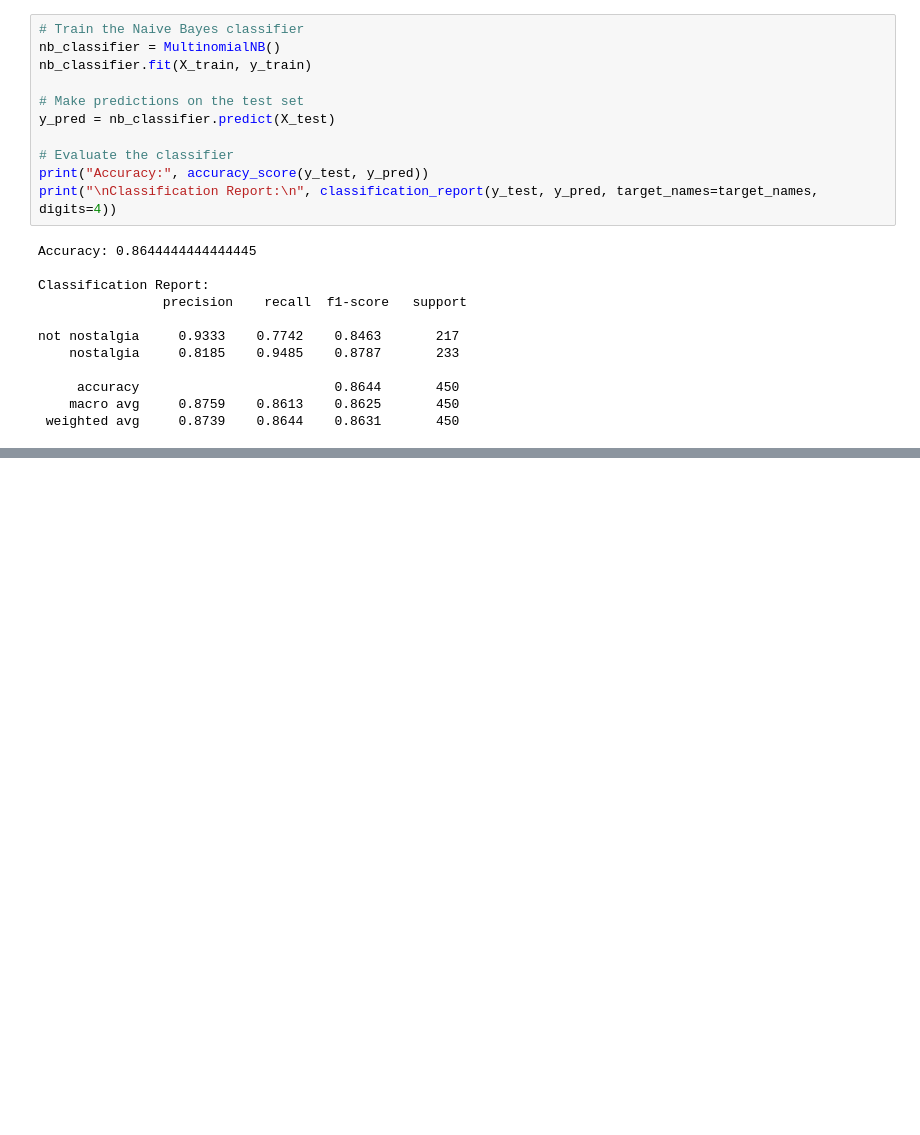
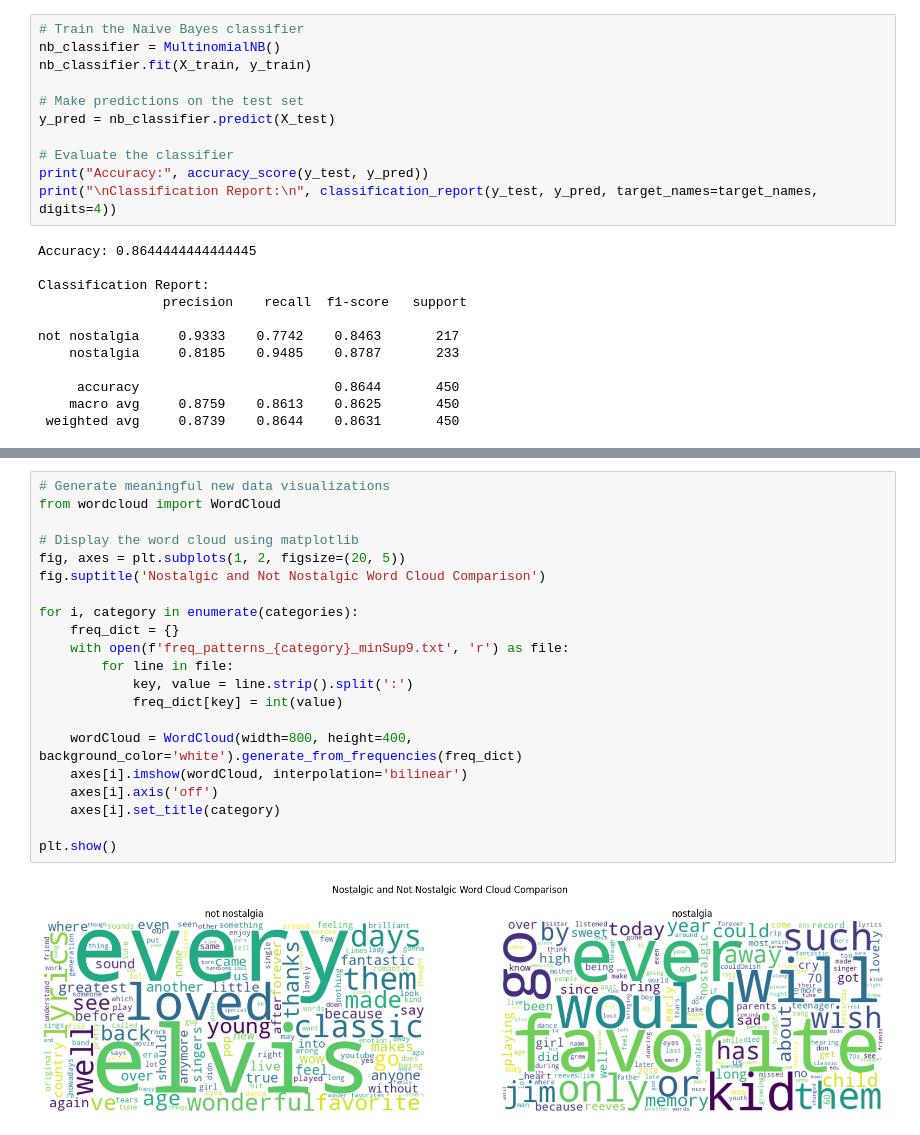
Before and after one commit to geeklad001/DM2024-Lab1-Homework, a Jupyter notebook: DM2024-Lab1-Homework.ipynb, the cells around one changed output, grey strips where cells are left out. Saved outputs shown, nothing was run; the diff lists cells and outputs as text; blank space fills up the shorter version.

```diff
--- a/DM2024-Lab1-Homework.ipynb
+++ b/DM2024-Lab1-Homework.ipynb
@@ -997,0 +1020,23 @@ not nostalgia     0.9333    0.7742    0.8463       217
+# %%
+# Generate meaningful new data visualizations
+from wordcloud import WordCloud
+
+# Display the word cloud using matplotlib
+fig, axes = plt.subplots(1, 2, figsize=(20, 5))
+fig.suptitle('Nostalgic and Not Nostalgic Word Cloud Comparison')
+
+for i, category in enumerate(categories):
+    freq_dict = {}
+    with open(f'freq_patterns_{category}_minSup9.txt', 'r') as file:
+        for line in file:
+            key, value = line.strip().split(':')
+            freq_dict[key] = int(value)
+
+    wordCloud = WordCloud(width=800, height=400, background_color='white').generate_from_frequencies(freq_dict)
+    axes[i].imshow(wordCloud, interpolation='bilinear')
+    axes[i].axis('off')
+    axes[i].set_title(category)
+
+plt.show()
+# %% [output]
+[figure, added]
```
Also changed, not shown: parts of 14 cells of this notebook.
